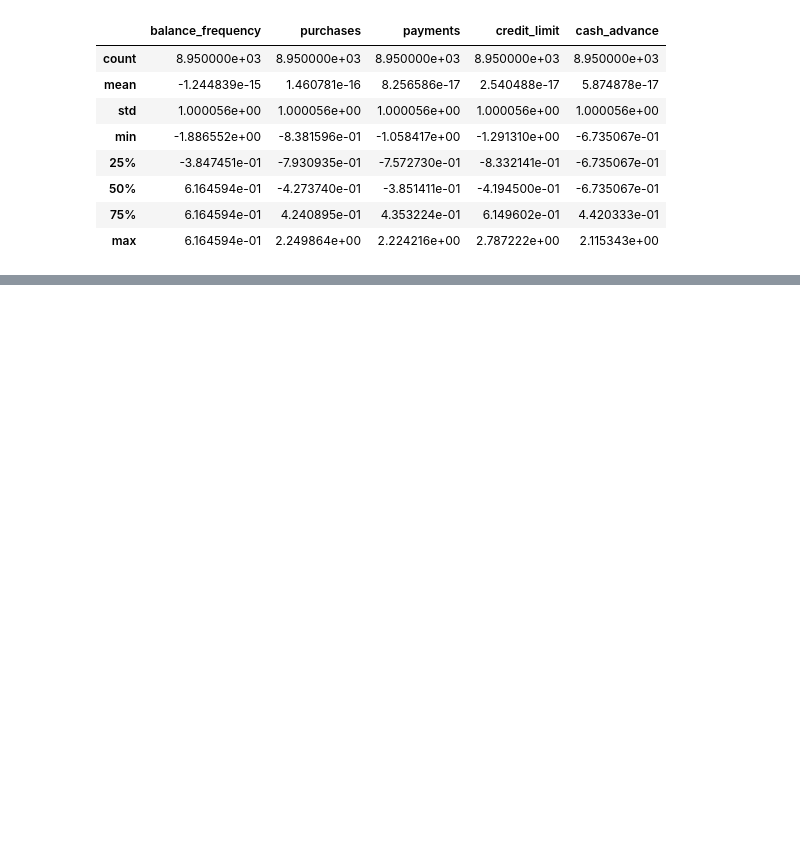
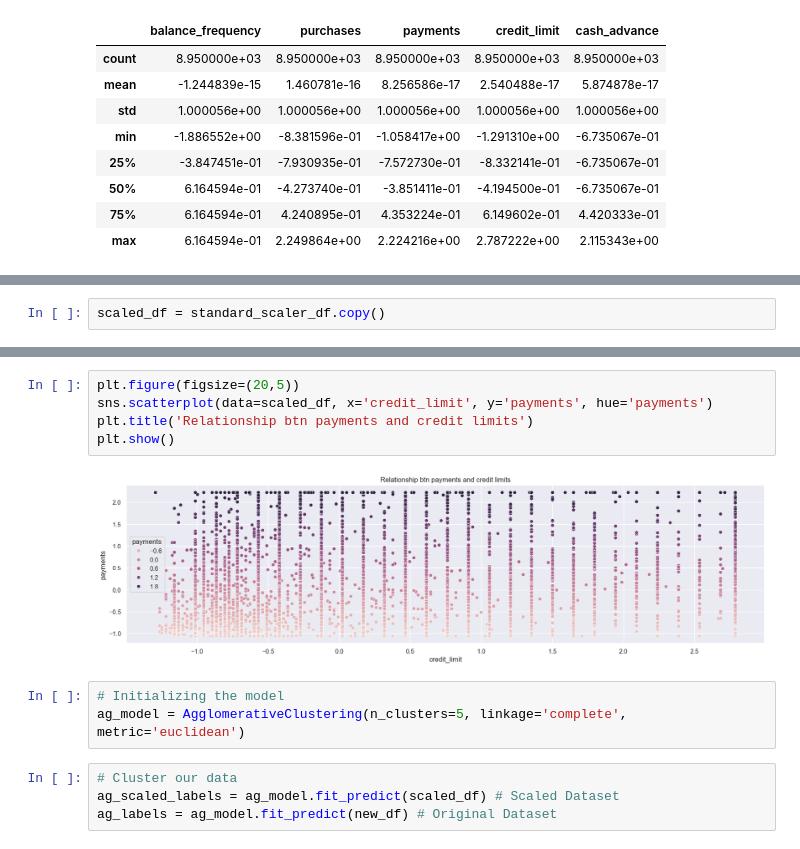
Before and after one commit to normanmunge/credit-card-clustering, a Jupyter notebook: credit-card-clustering.ipynb, the cells around one changed output, grey strips where cells are left out. Cells and saved outputs as stored; diff of their text form; blank space fills up the shorter version.

```diff
--- a/credit-card-clustering.ipynb
+++ b/credit-card-clustering.ipynb
@@ -272,0 +287,2 @@ for i, col in enumerate(minmax_scaler_df.columns):
+# %%
+scaled_df = standard_scaler_df.copy()
@@ -272,0 +300,14 @@ for i, col in enumerate(minmax_scaler_df.columns):
+# %%
+plt.figure(figsize=(20,5))
+sns.scatterplot(data=scaled_df, x='credit_limit', y='payments', hue='payments')
+plt.title('Relationship btn payments and credit limits')
+plt.show()
+# %% [output]
+[figure, added]
+# %%
+# Initializing the model
+ag_model = AgglomerativeClustering(n_clusters=5, linkage='complete', metric='euclidean')
+# %%
+# Cluster our data
+ag_scaled_labels = ag_model.fit_predict(scaled_df) # Scaled Dataset
+ag_labels = ag_model.fit_predict(new_df) # Original Dataset
```
Also changed, not shown: parts of 12 cells of this notebook.
